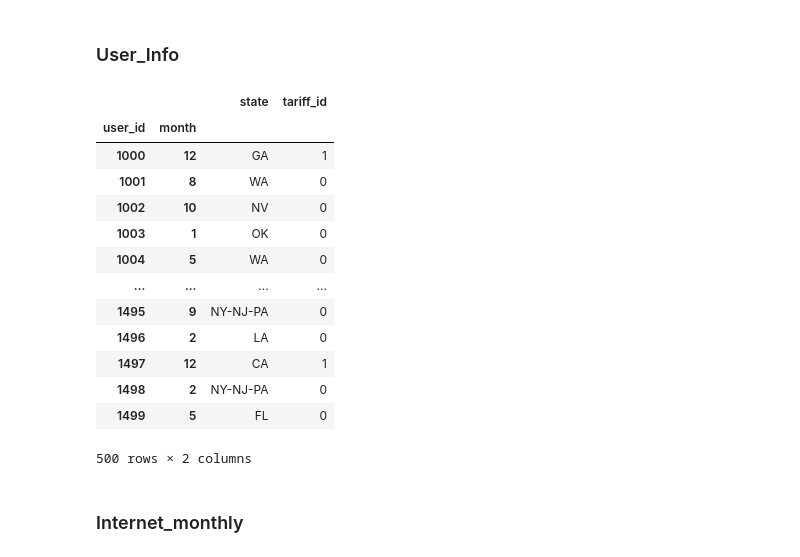
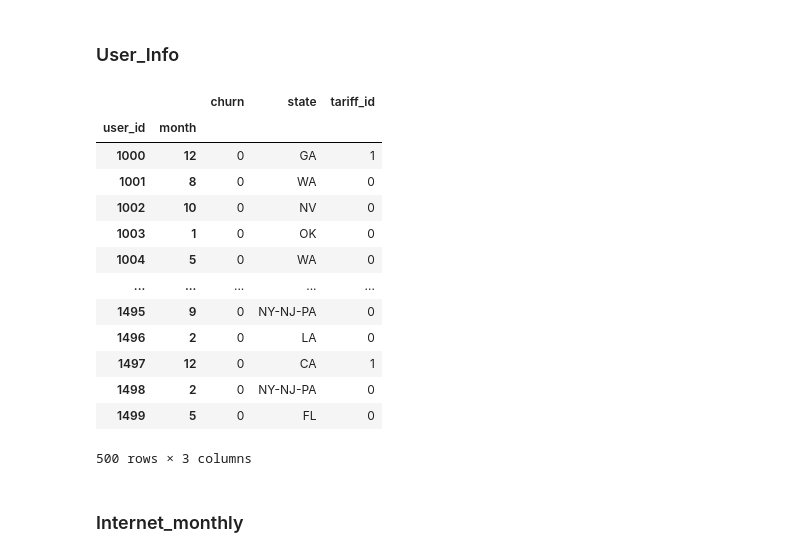
Before and after one commit to metanameEricRoss/MegaLines_Project, a Jupyter notebook: V1_MegaLines.ipynb, the cells around one changed output. Cells and saved outputs as stored; diff of their text form; code cells hidden in the pictures.

```diff
--- a/V1_MegaLines.ipynb
+++ b/V1_MegaLines.ipynb
@@ -88,7 +90,7 @@ plans_data = pd.read_csv(
 )
 # %%
 users_data = pd.read_csv(
-    '/Users/ericross/Desktop/MegaLinesProject/Megaline datasets/megaline_users1.csv',
+    '/Users/ericross/Desktop/datasets/megaline_users.csv',
     parse_dates=['reg_date']
 )
 # %% [markdown]
@@ -171,7 +173,7 @@ users_data.head()
 | 3 | 1003 | Reynaldo | Jenkins | 52 | Tulsa, OK MSA | 2018-01-28 | surf | NaN | OK | 1 |
 | 4 | 1004 | Leonila | Thompson | 40 | Seattle-Tacoma-Bellevue, WA MSA | 2018-05-23 | surf | NaN | WA | 5 |
 # %%
-users_data['tariff_id'] = np.where(users_data['tariff'] == 'ultimate', 1, 0)
+users_data['tariff_id'] = np.where(users_data['plan'] == 'ultimate', 1, 0)
 # %%
 users_data['tariff_id'].value_counts()
 # %% [output]
@@ -362,24 +354,24 @@ internet_data.head()
 # %% [markdown]
 ### User_Info
 # %%
-users_plan = pd.pivot_table(users_data, values=['tariff_id', 'state'], index=['user_id', 'month'], aggfunc={'tariff_id': 'sum', 'state': 'first'})
+users_plan = pd.pivot_table(users_data, values=['tariff_id', 'state','churn'], index=['user_id', 'month'], aggfunc={'tariff_id': 'sum', 'state': 'first', 'churn':'first'})
 
 users_plan
 # %% [output]
-|  |  | state | tariff_id |
-| user_id | month |  |  |
-| 1000 | 12 | GA | 1 |
-| 1001 | 8 | WA | 0 |
-| 1002 | 10 | NV | 0 |
-| 1003 | 1 | OK | 0 |
-| 1004 | 5 | WA | 0 |
-| ... | ... | ... | ... |
-| 1495 | 9 | NY-NJ-PA | 0 |
-| 1496 | 2 | LA | 0 |
-| 1497 | 12 | CA | 1 |
-| 1498 | 2 | NY-NJ-PA | 0 |
-| 1499 | 5 | FL | 0 |
+|  |  | churn | state | tariff_id |
+| user_id | month |  |  |  |
+| 1000 | 12 | 0 | GA | 1 |
+| 1001 | 8 | 0 | WA | 0 |
+| 1002 | 10 | 0 | NV | 0 |
+| 1003 | 1 | 0 | OK | 0 |
+| 1004 | 5 | 0 | WA | 0 |
+| ... | ... | ... | ... | ... |
+| 1495 | 9 | 0 | NY-NJ-PA | 0 |
+| 1496 | 2 | 0 | LA | 0 |
+| 1497 | 12 | 0 | CA | 1 |
+| 1498 | 2 | 0 | NY-NJ-PA | 0 |
+| 1499 | 5 | 0 | FL | 0 |
-500 rows × 2 columns
+500 rows × 3 columns
 # %% [markdown]
 ### Internet_monthly
 # %%
```
Also changed, not shown: parts of 104 cells of this notebook, 1 other file.
